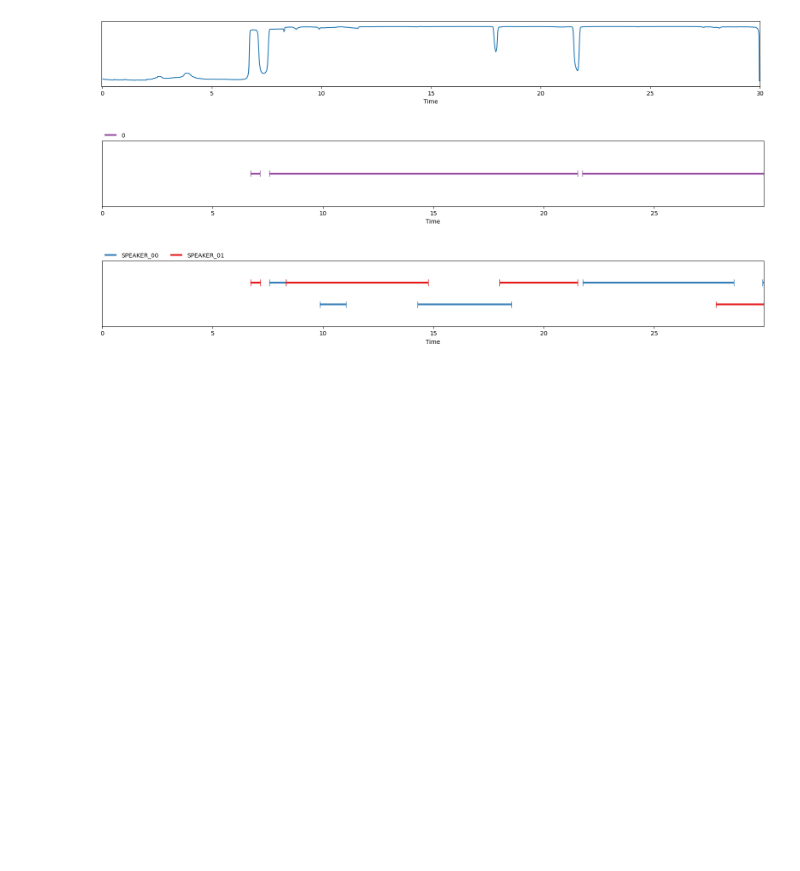
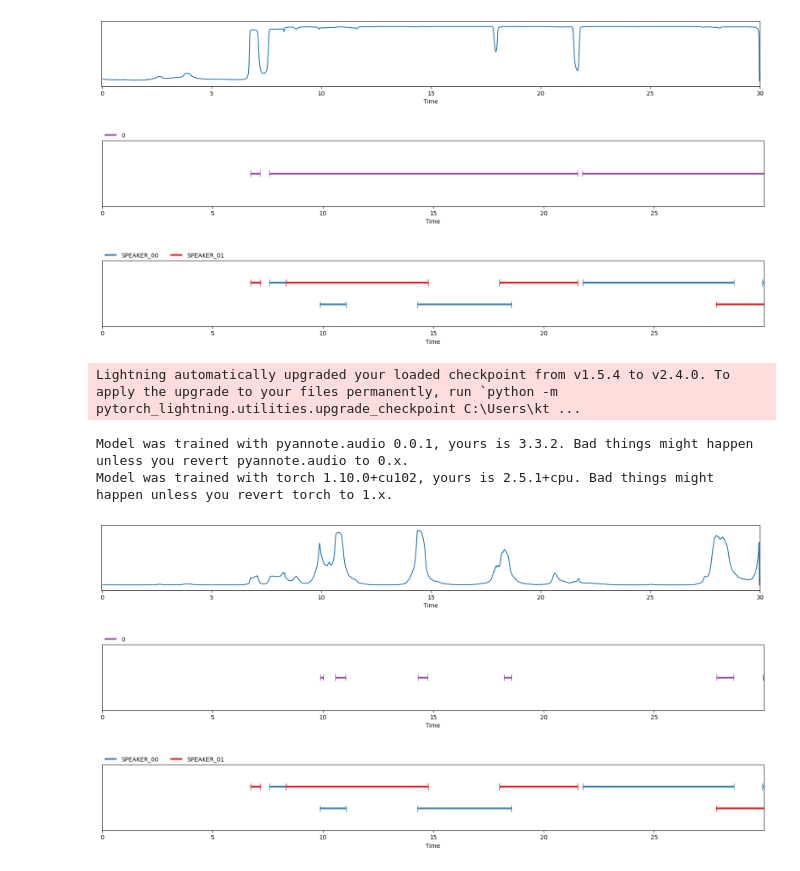
Before and after one commit to ktzkvin/transcribe-meeting, a Jupyter notebook: pyannote-training.ipynb, the cells around one changed output. Saved outputs shown, nothing was run; the diff lists cells and outputs as text; code cells hidden in the pictures; blank space fills up the shorter version.

```diff
--- a/pyannote-training.ipynb
+++ b/pyannote-training.ipynb
@@ -171,3 +171,24 @@ speech
 reference
 # %% [output]
 [figure]
+# %%
+# détecter où 2 locuteurs parlent en même temps
+
+to_osd = lambda o: np.partition(o, -2, axis=SPEAKER_AXIS)[:, :, -2, np.newaxis]
+osd = Inference("pyannote/segmentation", pre_aggregation_hook=to_osd)
+osd_prob = osd(f"audios/{sample}.wav")
+
+osd_prob
+# %% [output]
+Lightning automatically upgraded your loaded checkpoint from v1.5.4 to v2.4.0. To apply the upgrade to your files permanently, run `python -m pytorch_lightning.utilities.upgrade_checkpoint C:\Users\kt ...
+Model was trained with pyannote.audio 0.0.1, yours is 3.3.2. Bad things might happen unless you revert pyannote.audio to 0.x.
+Model was trained with torch 1.10.0+cu102, yours is 2.5.1+cpu. Bad things might happen unless you revert torch to 1.x.
+[figure, added]
+# %%
+binarize(osd_prob)
+# %% [output]
+[figure, added]
+# %%
+reference
+# %% [output]
+[figure, added]
```
Also changed, not shown: parts of 4 cells of this notebook, 7 other files.
